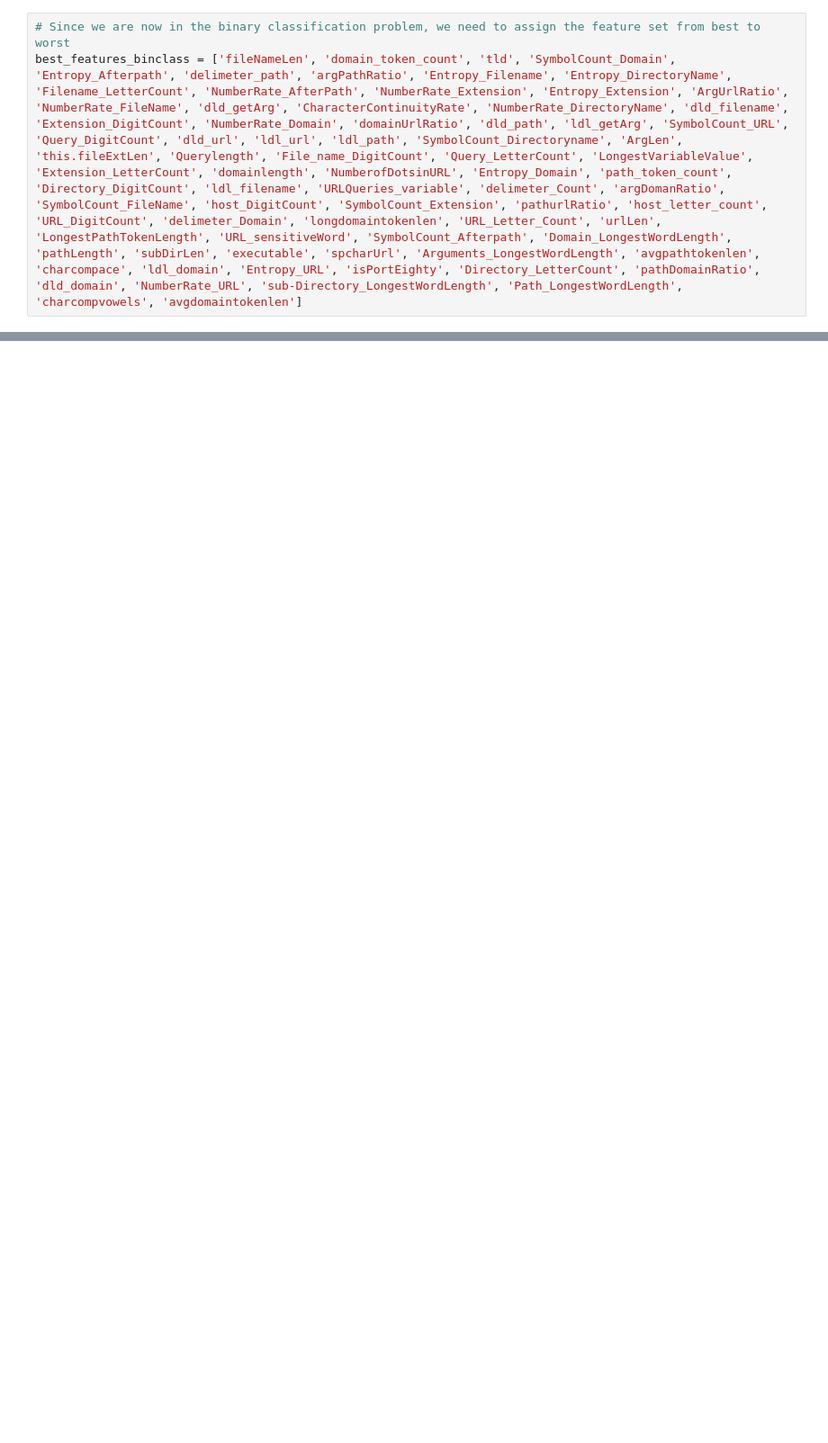
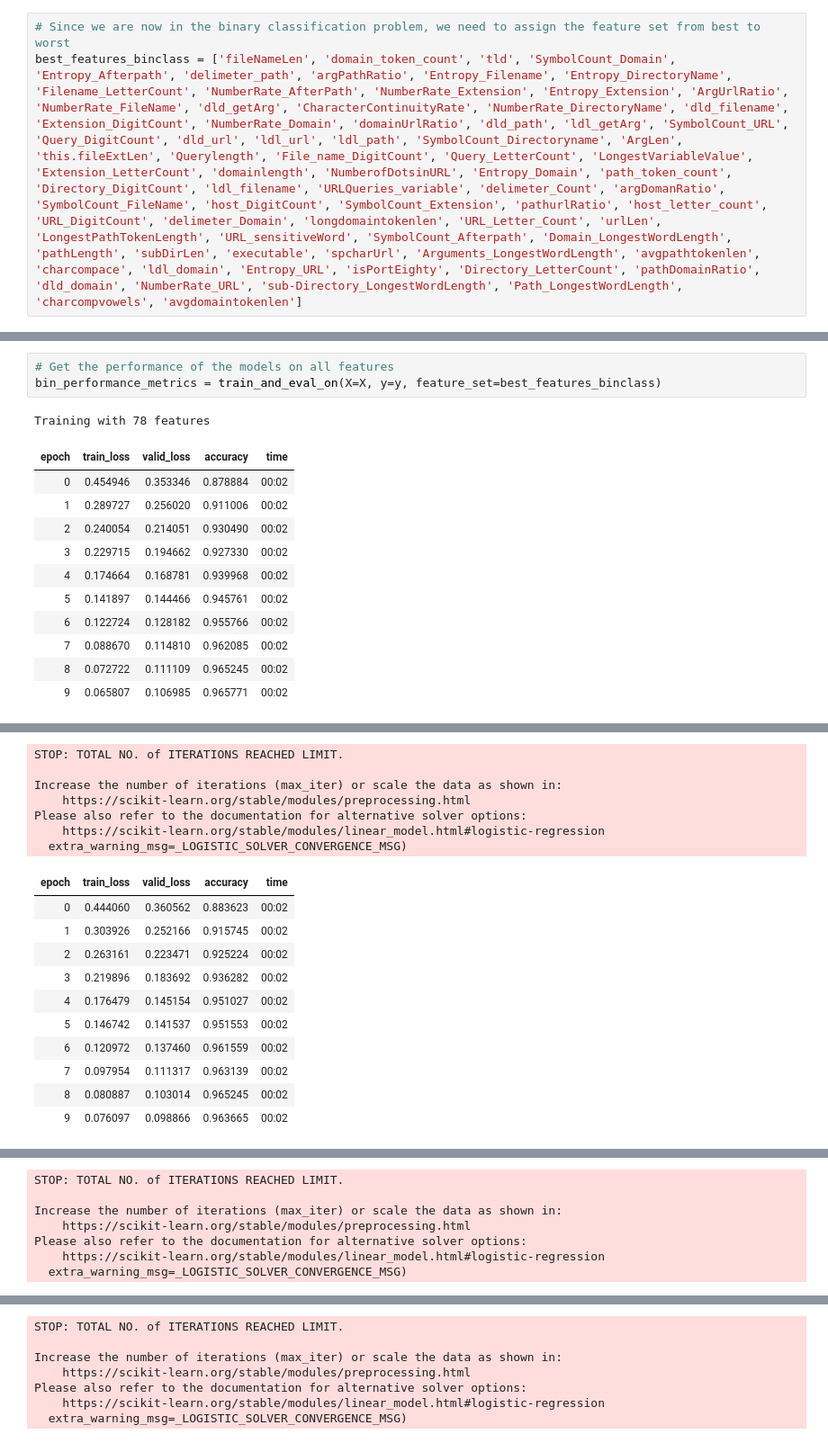
Before and after one commit to Colorado-Mesa-University-Cybersecurity/DeepLearning-MaliciousURLs, a Jupyter notebook: models_with_feature_selection.ipynb, the cells around one changed output, grey strips where cells are left out. Shown at 90% size. Cells and saved outputs as stored; diff of their text form; blank space fills up the shorter version.

```diff
--- a/models_with_feature_selection.ipynb
+++ b/models_with_feature_selection.ipynb
@@ -353,0 +610,16 @@ show_graph(figure=fig, feature_count=len(features), metrics_dict=bin_performance
+# %%
+# Get the performance of the models on all features
+bin_performance_metrics = train_and_eval_on(X=X, y=y, feature_set=best_features_binclass)
+# %% [output]
+Training with 78 features
+| epoch | train_loss | valid_loss | accuracy | time |
+| 0 | 0.454946 | 0.353346 | 0.878884 | 00:02 |
+| 1 | 0.289727 | 0.256020 | 0.911006 | 00:02 |
+| 2 | 0.240054 | 0.214051 | 0.930490 | 00:02 |
+| 3 | 0.229715 | 0.194662 | 0.927330 | 00:02 |
+| 4 | 0.174664 | 0.168781 | 0.939968 | 00:02 |
+| 5 | 0.141897 | 0.144466 | 0.945761 | 00:02 |
+| 6 | 0.122724 | 0.128182 | 0.955766 | 00:02 |
+| 7 | 0.088670 | 0.114810 | 0.962085 | 00:02 |
+| 8 | 0.072722 | 0.111109 | 0.965245 | 00:02 |
+| 9 | 0.065807 | 0.106985 | 0.965771 | 00:02 |
@@ -353,0 +627,18 @@ show_graph(figure=fig, feature_count=len(features), metrics_dict=bin_performance
+STOP: TOTAL NO. of ITERATIONS REACHED LIMIT.
+
+Increase the number of iterations (max_iter) or scale the data as shown in:
+    https://scikit-learn.org/stable/modules/preprocessing.html
+Please also refer to the documentation for alternative solver options:
+    https://scikit-learn.org/stable/modules/linear_model.html#logistic-regression
+  extra_warning_msg=_LOGISTIC_SOLVER_CONVERGENCE_MSG)
+| epoch | train_loss | valid_loss | accuracy | time |
+| 0 | 0.444060 | 0.360562 | 0.883623 | 00:02 |
+| 1 | 0.303926 | 0.252166 | 0.915745 | 00:02 |
+| 2 | 0.263161 | 0.223471 | 0.925224 | 00:02 |
+| 3 | 0.219896 | 0.183692 | 0.936282 | 00:02 |
+| 4 | 0.176479 | 0.145154 | 0.951027 | 00:02 |
+| 5 | 0.146742 | 0.141537 | 0.951553 | 00:02 |
+| 6 | 0.120972 | 0.137460 | 0.961559 | 00:02 |
+| 7 | 0.097954 | 0.111317 | 0.963139 | 00:02 |
+| 8 | 0.080887 | 0.103014 | 0.965245 | 00:02 |
+| 9 | 0.076097 | 0.098866 | 0.963665 | 00:02 |
@@ -353,0 +646,7 @@ show_graph(figure=fig, feature_count=len(features), metrics_dict=bin_performance
+STOP: TOTAL NO. of ITERATIONS REACHED LIMIT.
+
+Increase the number of iterations (max_iter) or scale the data as shown in:
+    https://scikit-learn.org/stable/modules/preprocessing.html
+Please also refer to the documentation for alternative solver options:
+    https://scikit-learn.org/stable/modules/linear_model.html#logistic-regression
+  extra_warning_msg=_LOGISTIC_SOLVER_CONVERGENCE_MSG)
@@ -353,0 +665,7 @@ show_graph(figure=fig, feature_count=len(features), metrics_dict=bin_performance
+STOP: TOTAL NO. of ITERATIONS REACHED LIMIT.
+
+Increase the number of iterations (max_iter) or scale the data as shown in:
+    https://scikit-learn.org/stable/modules/preprocessing.html
+Please also refer to the documentation for alternative solver options:
+    https://scikit-learn.org/stable/modules/linear_model.html#logistic-regression
+  extra_warning_msg=_LOGISTIC_SOLVER_CONVERGENCE_MSG)
```
Also changed, not shown: parts of 12 cells of this notebook.
